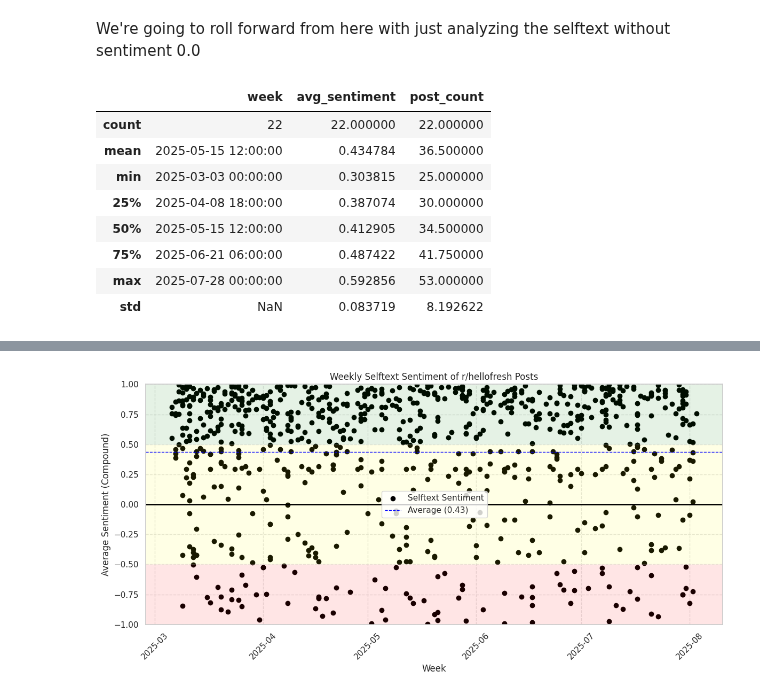
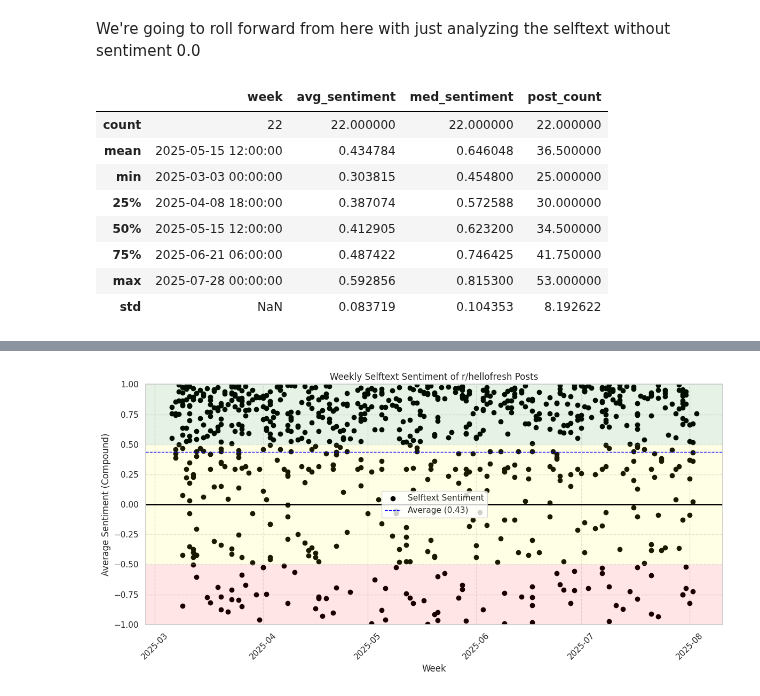
Before and after one commit to morescode-pm/kaggle-fastai, a Jupyter notebook: chapter3/hellofresh_reddit.ipynb, the cells around one changed output, grey strips where cells are left out. Saved outputs shown, nothing was run; the diff lists cells and outputs as text; code cells hidden in the pictures.

Commit message:
Kaggle Notebook | HelloFresh Reddit Posts | Version 4

```diff
--- a/chapter3/hellofresh_reddit.ipynb
+++ b/chapter3/hellofresh_reddit.ipynb
@@ -431,28 +431,29 @@ df = df_original.copy()
 # %%
 # now let's get a group variable and aggregate
 from datetime import datetime
 
 # Round to week
 df['created_date'] = pd.to_datetime(df['created_date'])
 df['week'] = df['created_date'].dt.to_period("W").dt.start_time
 
 # Group by week: mean and count
 weekly_sentiment = df.groupby('week').agg(
     avg_sentiment=('selftext_compound', 'mean'),
+    med_sentiment=('selftext_compound', 'median'),
     post_count=('selftext_compound', 'count')
 ).reset_index()
 
 weekly_sentiment.describe()
 # %% [output]
-|  | week | avg_sentiment | post_count |
-| count | 22 | 22.000000 | 22.000000 |
-| mean | 2025-05-15 12:00:00 | 0.434784 | 36.500000 |
-| min | 2025-03-03 00:00:00 | 0.303815 | 25.000000 |
-| 25% | 2025-04-08 18:00:00 | 0.387074 | 30.000000 |
-| 50% | 2025-05-15 12:00:00 | 0.412905 | 34.500000 |
-| 75% | 2025-06-21 06:00:00 | 0.487422 | 41.750000 |
-| max | 2025-07-28 00:00:00 | 0.592856 | 53.000000 |
-| std | NaN | 0.083719 | 8.192622 |
+|  | week | avg_sentiment | med_sentiment | post_count |
+| count | 22 | 22.000000 | 22.000000 | 22.000000 |
+| mean | 2025-05-15 12:00:00 | 0.434784 | 0.646048 | 36.500000 |
+| min | 2025-03-03 00:00:00 | 0.303815 | 0.454800 | 25.000000 |
+| 25% | 2025-04-08 18:00:00 | 0.387074 | 0.572588 | 30.000000 |
+| 50% | 2025-05-15 12:00:00 | 0.412905 | 0.623200 | 34.500000 |
+| 75% | 2025-06-21 06:00:00 | 0.487422 | 0.746425 | 41.750000 |
+| max | 2025-07-28 00:00:00 | 0.592856 | 0.815300 | 53.000000 |
+| std | NaN | 0.083719 | 0.104353 | 8.192622 |
 # %%
 # Filter to start date
 start_date = '2024-01-01'
```
Also changed, not shown: parts of 5 cells of this notebook.
